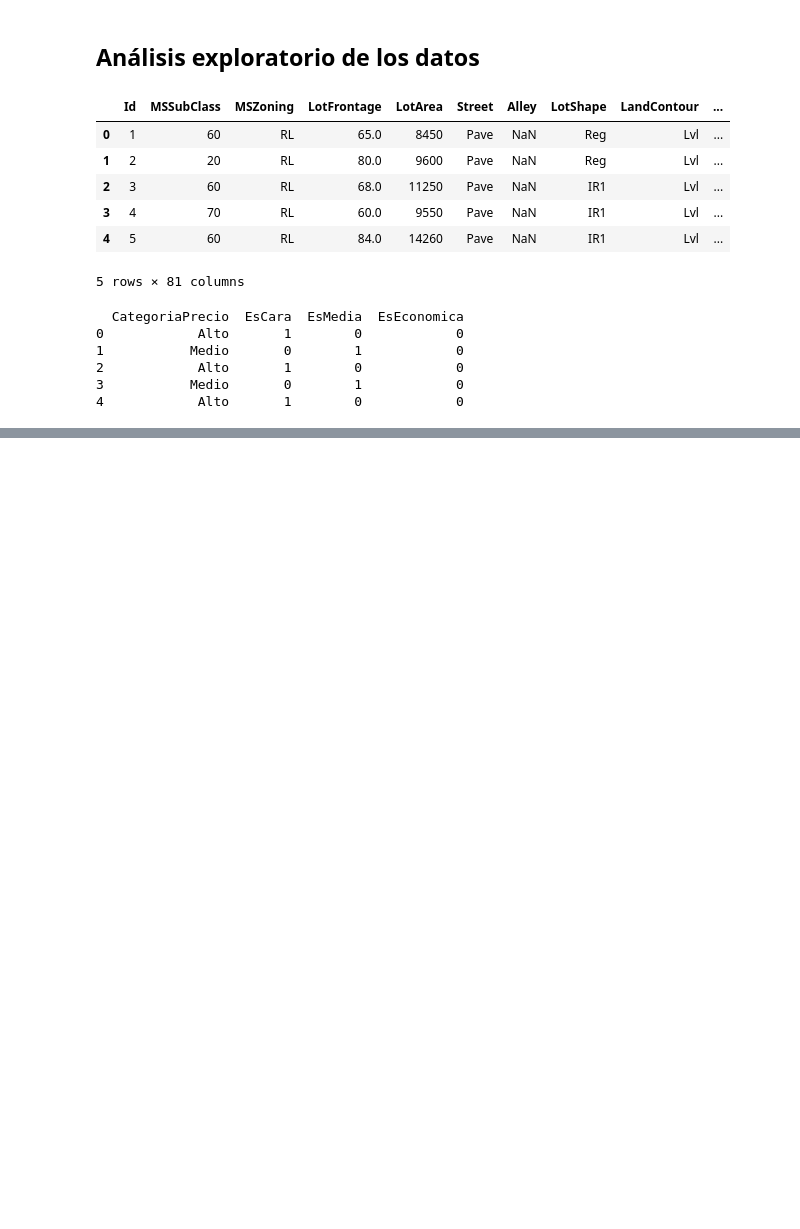
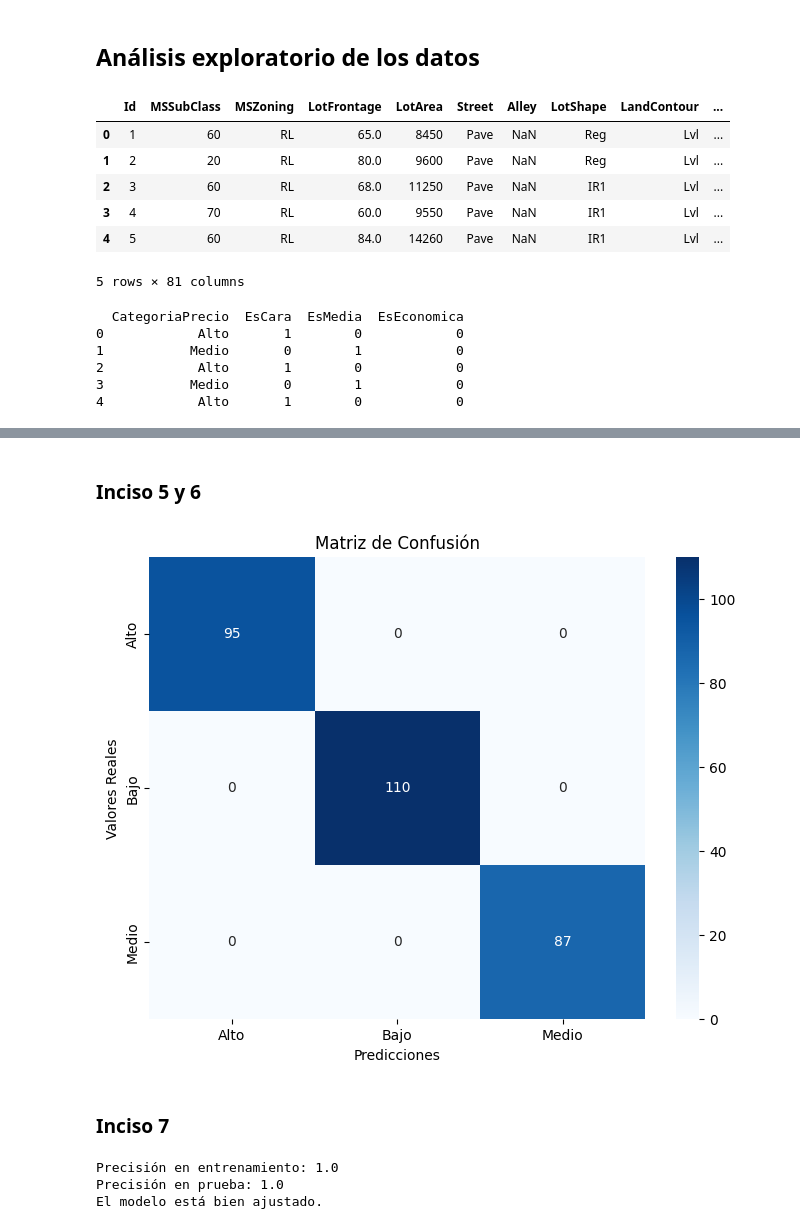
Before and after one commit to FabianJuarez182/MD-HT7, a Jupyter notebook: MD-HT7.ipynb, the cells around one changed output, grey strips where cells are left out. Cells and saved outputs as stored; diff of their text form; code cells hidden in the pictures; blank space fills up the shorter version.

Commit message:
Incisos del 1 al 7

```diff
--- a/MD-HT7.ipynb
+++ b/MD-HT7.ipynb
@@ -167,0 +251,41 @@ print(datos[['CategoriaPrecio', 'EsCara', 'EsMedia', 'EsEconomica']].head())
+# %% [markdown]
+### Inciso 5 y 6
+# %%
+# Uso del mejor modelo para predecir
+y_pred = best_estimator.predict(X_test)
+
+# Generación de la matriz de confusión
+conf_matrix = confusion_matrix(y_test, y_pred)
+
+# Visualización de la matriz de confusión como un mapa de calor
+plt.figure(figsize=(8, 6))
+sns.heatmap(conf_matrix, annot=True, fmt='d', cmap='Blues', xticklabels=le.classes_, yticklabels=le.classes_)
+plt.title('Matriz de Confusión')
+plt.xlabel('Predicciones')
+plt.ylabel('Valores Reales')
+plt.show()
+# %% [output]
+[figure, added]
+# %% [markdown]
+### Inciso 7
+# %%
+# Evaluación del modelo en el conjunto de entrenamiento
+train_accuracy = best_estimator.score(X_train, y_train)
+
+# Evaluación del modelo en el conjunto de prueba
+test_accuracy = best_estimator.score(X_test, y_test)
+
+print(f"Precisión en entrenamiento: {train_accuracy}")
+print(f"Precisión en prueba: {test_accuracy}")
+
+# Análisis de sobreajuste o desajuste basado en la diferencia de precisión
+if train_accuracy > test_accuracy:
+    print("Posible sobreajuste.")
+elif train_accuracy < test_accuracy:
+    print("Posible desajuste.")
+else:
+    print("El modelo está bien ajustado.")
+# %% [output]
+Precisión en entrenamiento: 1.0
+Precisión en prueba: 1.0
+El modelo está bien ajustado.
```
Also changed, not shown: parts of 4 cells of this notebook.
